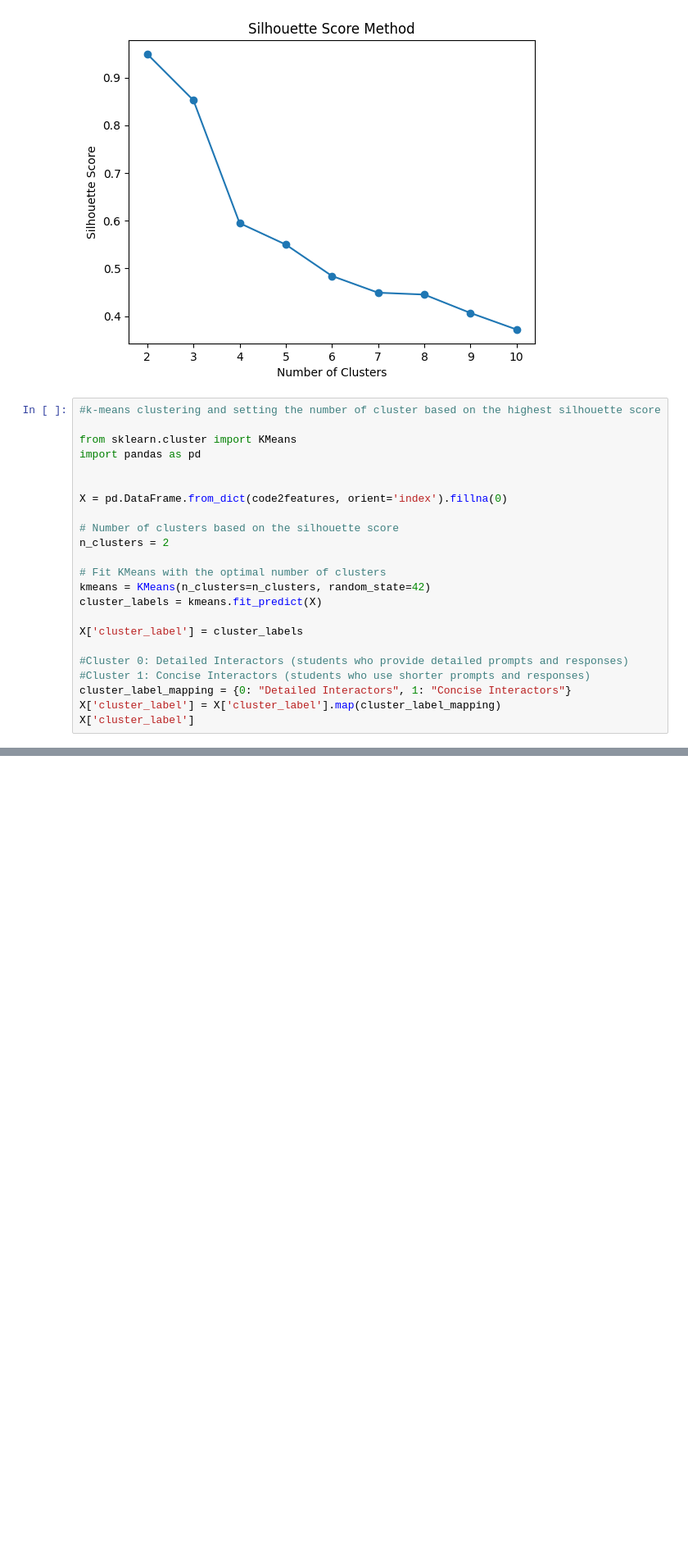
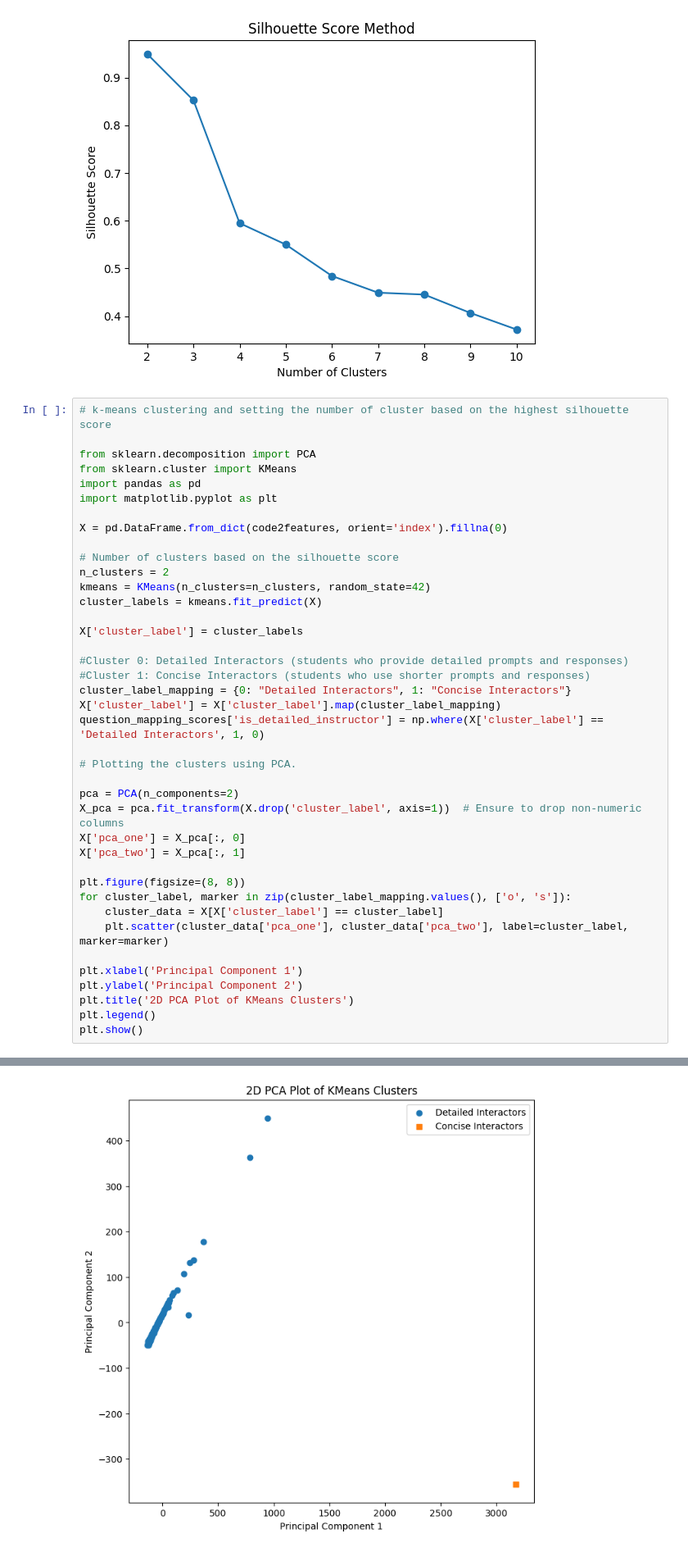
Before and after one commit to canturkmen/CS412-Project, a Jupyter notebook: CS412_Project.ipynb, the cells around one changed output, grey strips where cells are left out. Shown: that part at 82% size. Drawn from its saved outputs; the diff is of its cells as text; blank space fills up the shorter version.

```diff
--- a/CS412_Project.ipynb
+++ b/CS412_Project.ipynb
@@ -369,18 +370,17 @@ plt.show()
 # %% [output]
 [figure]
 # %%
-#k-means clustering and setting the number of cluster based on the highest silhouette score
+# k-means clustering and setting the number of cluster based on the highest silhouette score
 
+from sklearn.decomposition import PCA
 from sklearn.cluster import KMeans
 import pandas as pd
-
+import matplotlib.pyplot as plt
 
 X = pd.DataFrame.from_dict(code2features, orient='index').fillna(0)
 
 # Number of clusters based on the silhouette score
 n_clusters = 2
-
-# Fit KMeans with the optimal number of clusters
 kmeans = KMeans(n_clusters=n_clusters, random_state=42)
 cluster_labels = kmeans.fit_predict(X)
 
@@ -390,5 +390,23 @@ X['cluster_label'] = cluster_labels
 #Cluster 1: Concise Interactors (students who use shorter prompts and responses)
 cluster_label_mapping = {0: "Detailed Interactors", 1: "Concise Interactors"}
 X['cluster_label'] = X['cluster_label'].map(cluster_label_mapping)
-X['cluster_label']
+question_mapping_scores['is_detailed_instructor'] = np.where(X['cluster_label'] == 'Detailed Interactors', 1, 0)
+
+# Plotting the clusters using PCA.
+
+pca = PCA(n_components=2)
+X_pca = pca.fit_transform(X.drop('cluster_label', axis=1))  # Ensure to drop non-numeric columns
+X['pca_one'] = X_pca[:, 0]
+X['pca_two'] = X_pca[:, 1]
+
+plt.figure(figsize=(8, 8))
+for cluster_label, marker in zip(cluster_label_mapping.values(), ['o', 's']):
+    cluster_data = X[X['cluster_label'] == cluster_label]
+    plt.scatter(cluster_data['pca_one'], cluster_data['pca_two'], label=cluster_label, marker=marker)
+
+plt.xlabel('Principal Component 1')
+plt.ylabel('Principal Component 2')
+plt.title('2D PCA Plot of KMeans Clusters')
+plt.legend()
+plt.show()
 # %% [output]
@@ -407 +413,2 @@ Name: cluster_label, Length: 123, dtype: object
+[figure, added]
 # %%
```
Also changed, not shown: parts of 26 cells of this notebook.
